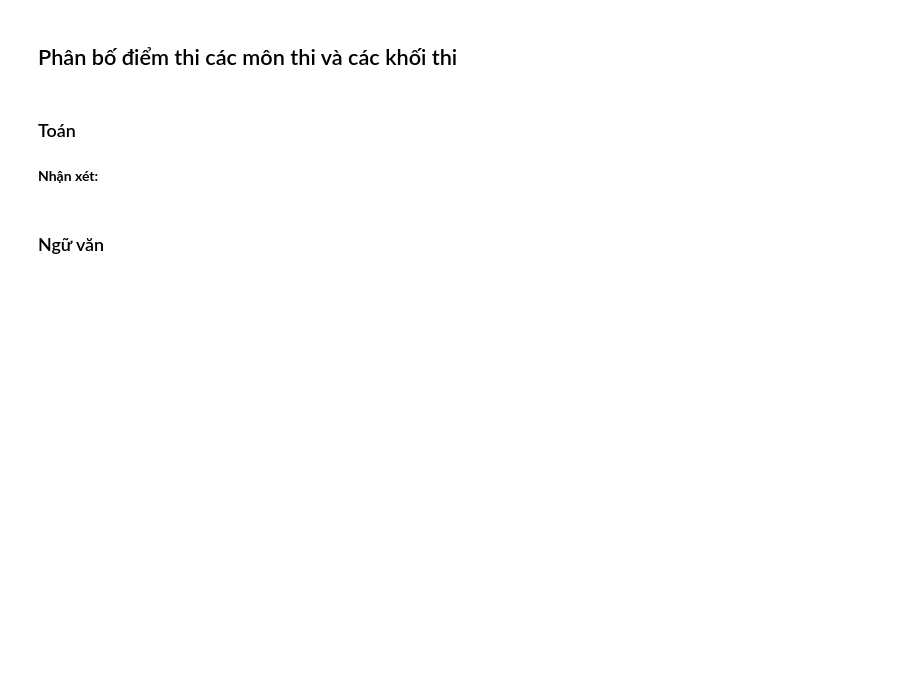
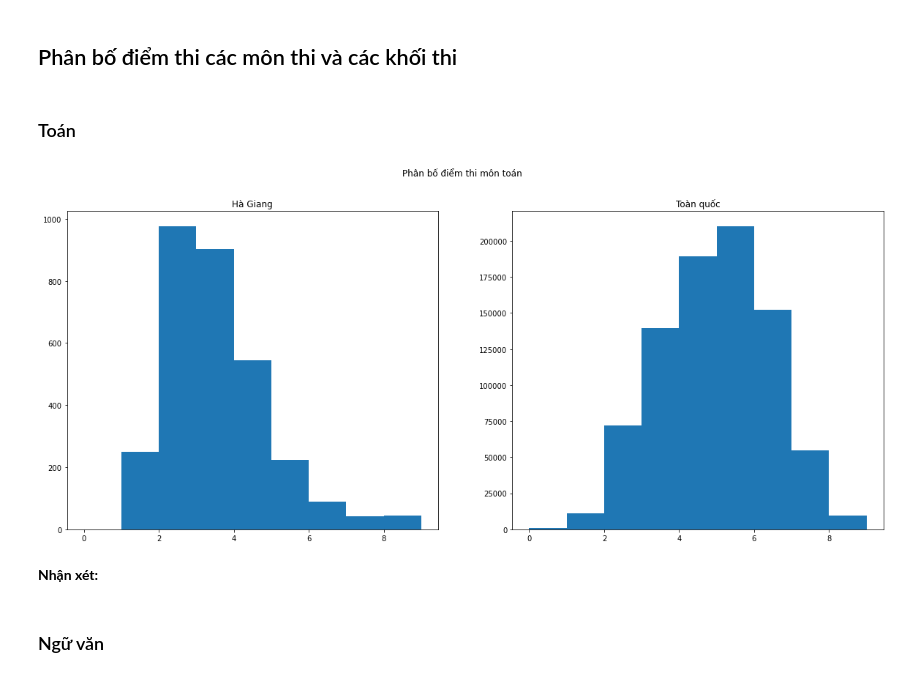
Before and after one commit to IrisStream/exam-cheating, a Jupyter notebook: src/report.ipynb, the cells around one changed output. Drawn from its saved outputs; the diff is of its cells as text; code cells hidden in the pictures; blank space fills up the shorter version.

```diff
--- a/src/report.ipynb
+++ b/src/report.ipynb
@@ -21,10 +21,28 @@ with open('Dataset.json') as json_file:
 data = {}
 for province in provinces:
     data[province['province']] = pd.read_csv(province['file'])
+    data[province['province']].set_index('SBD')
+
+total_data = pd.concat(list(data.values()))
 # %% [markdown]
 ## Phân bố điểm thi các môn thi và các khối thi
 # %% [markdown]
 ### Toán
+# %%
+bar_charts, (ha_giang, total) = plt.subplots(1,2)
+bar_charts.set_figheight(8)
+bar_charts.set_figwidth(20)
+
+bar_charts.suptitle('Phân bố điểm thi môn toán')
+ha_giang.hist(data['Hà Giang']['TOÁN'], range(0, 10))
+ha_giang.set_title('Hà Giang')
+
+total.hist(total_data['TOÁN'], range(0, 10))
+total.set_title('Toàn quốc')
+
+plt.show()
+# %% [output]
+[figure, added]
 # %% [markdown]
 __Nhận xét:__
 # %% [markdown]
```
Also changed, not shown: parts of 2 cells of this notebook.
